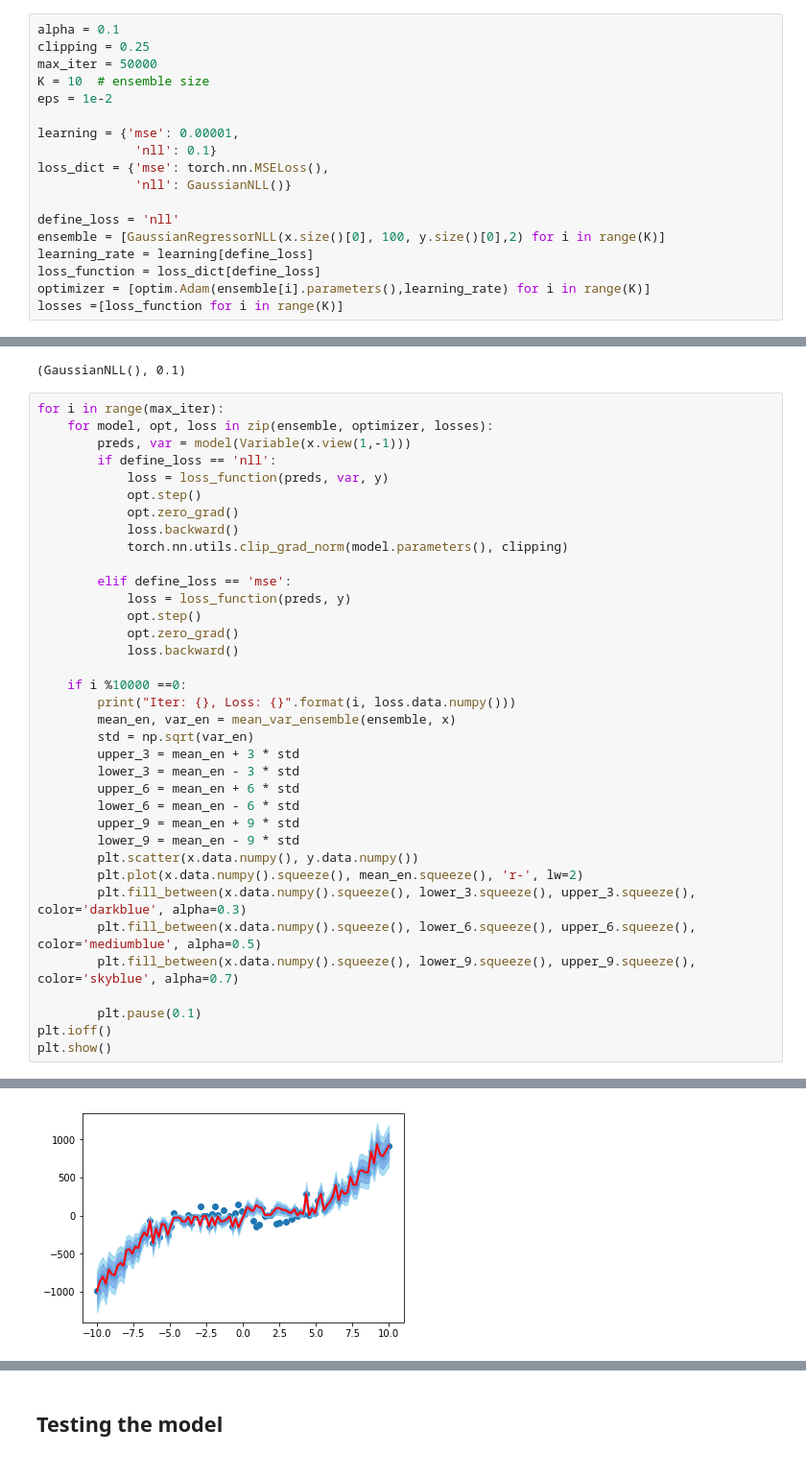
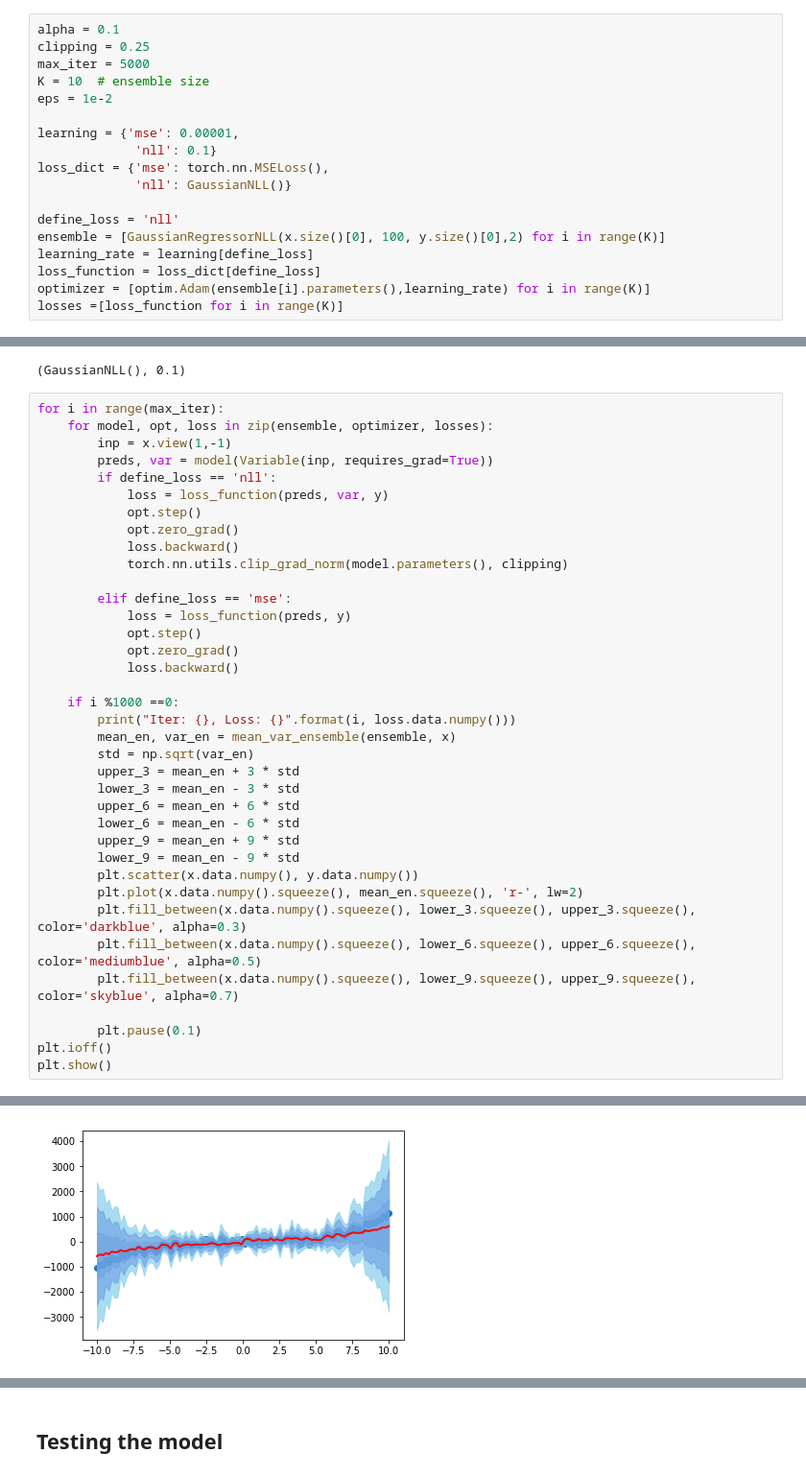
Before and after one commit to rsilveira79/bayesian_notebooks, a Jupyter notebook: uncertainty_notebooks/deep_ensemble_uncertainty_Pytorch.ipynb, the cells around one changed output, grey strips where cells are left out. Shown: that part at 96% size. Saved outputs shown, nothing was run; the diff lists cells and outputs as text.

```diff
--- a/uncertainty_notebooks/deep_ensemble_uncertainty_Pytorch.ipynb
+++ b/uncertainty_notebooks/deep_ensemble_uncertainty_Pytorch.ipynb
@@ -152,7 +174,7 @@ def mean_var_ensemble(ensemble, x):
 # %%
 alpha = 0.1
 clipping = 0.25
-max_iter = 50000
+max_iter = 5000
 K = 10  # ensemble size
 eps = 1e-2
 
@@ -174,7 +196,8 @@ loss_function, learning_rate
 # %%
 for i in range(max_iter):
     for model, opt, loss in zip(ensemble, optimizer, losses):
-        preds, var = model(Variable(x.view(1,-1)))
+        inp = x.view(1,-1)
+        preds, var = model(Variable(inp, requires_grad=True))
         if define_loss == 'nll':
             loss = loss_function(preds, var, y)
             opt.step()
@@ -188,7 +211,7 @@ for i in range(max_iter):
             opt.zero_grad()
             loss.backward()
 
-    if i %10000 ==0:
+    if i %1000 ==0:
         print("Iter: {}, Loss: {}".format(i, loss.data.numpy()))
         mean_en, var_en = mean_var_ensemble(ensemble, x)
         std = np.sqrt(var_en)
@@ -218 +241 @@ Iter: 30000, Loss: 29.162559509277344
-[figure, old version]
+[figure, new version]
```
Also changed, not shown: parts of 18 cells of this notebook, 1 other file.
